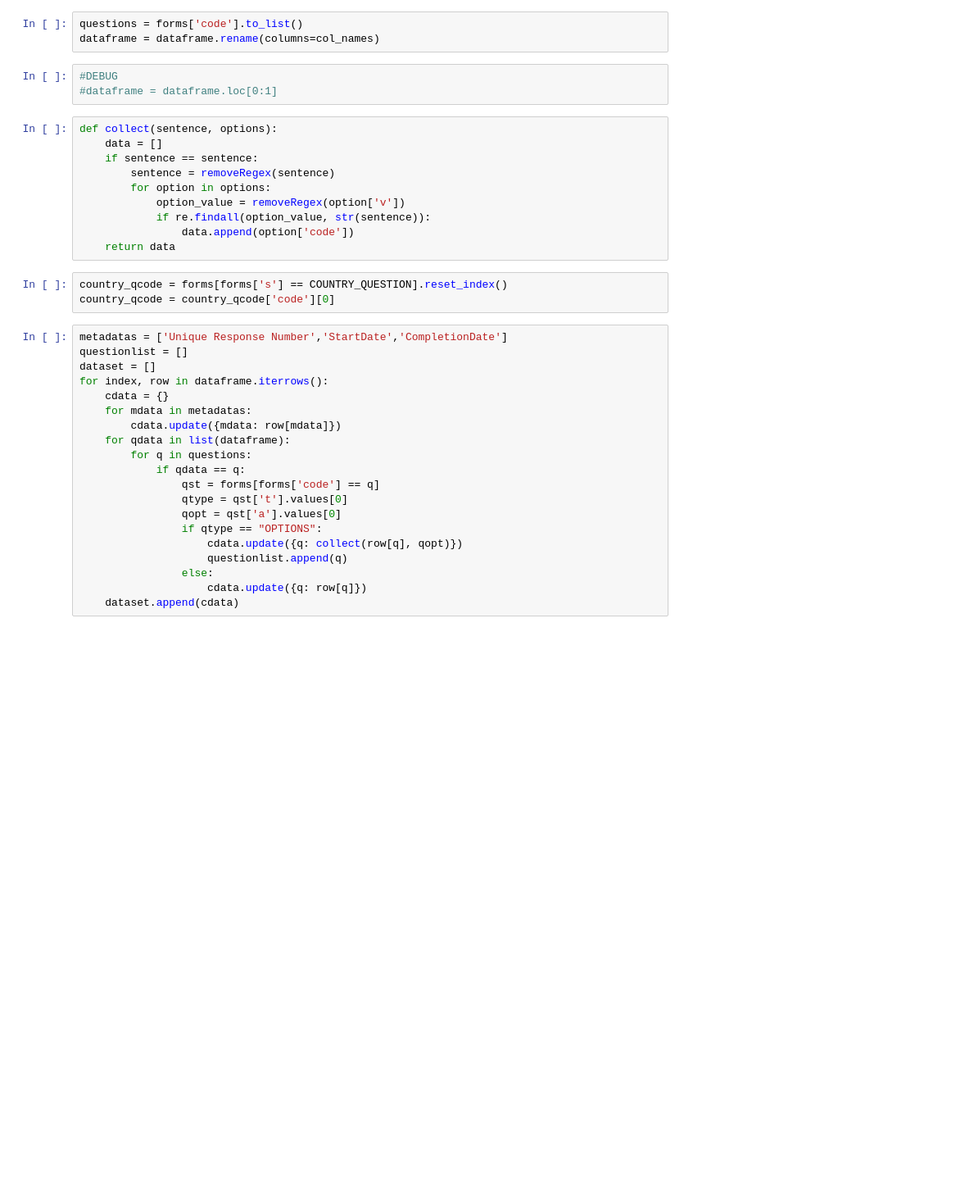
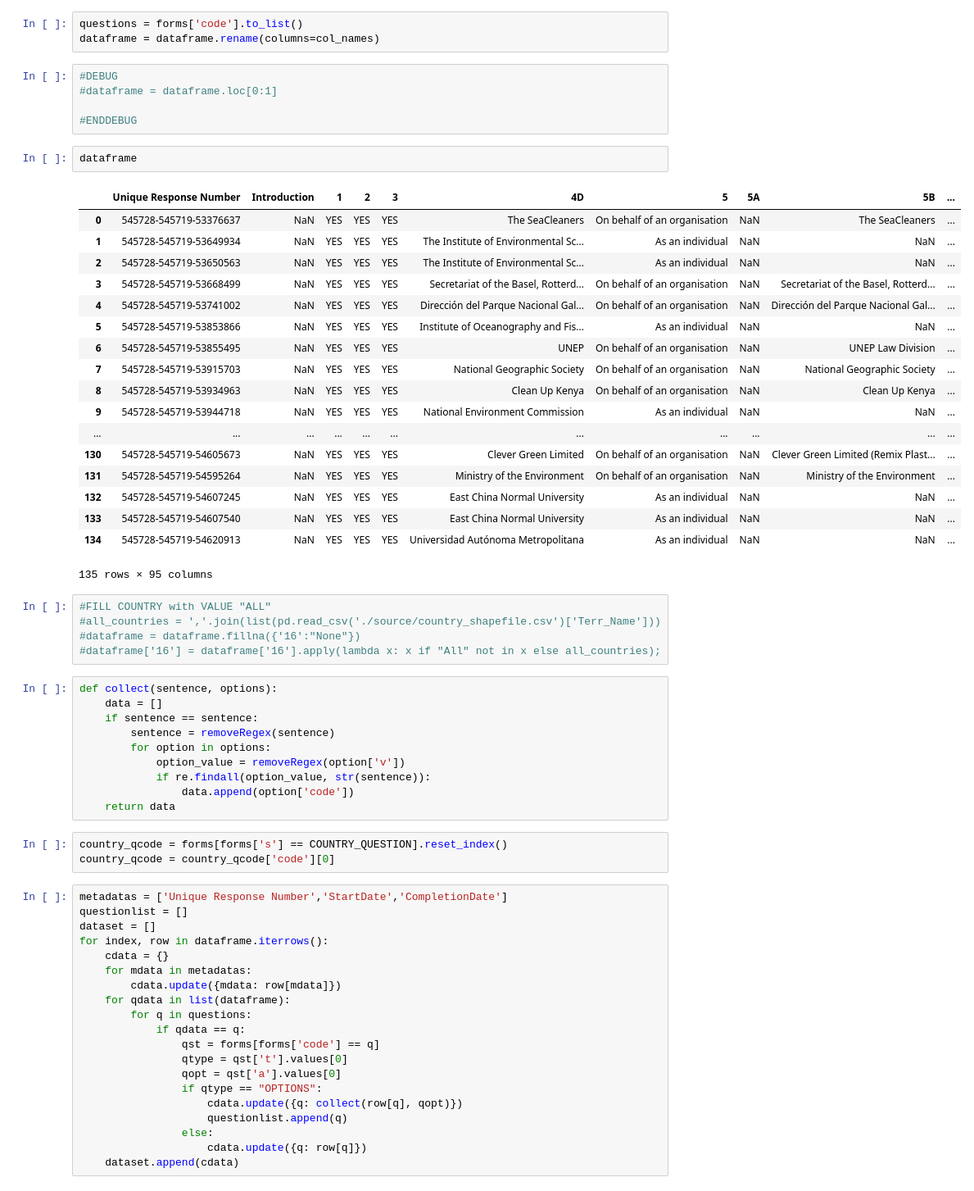
Before and after one commit to akvo/akvo-tech-consultancy, a Jupyter notebook: sites/unep-dashboard/database/transformer/database_seeder.ipynb, the cells around one changed output. Shown at 82% size. Drawn from its saved outputs; the diff is of its cells as text; blank space fills up the shorter version.

```diff
--- a/sites/unep-dashboard/database/transformer/database_seeder.ipynb
+++ b/sites/unep-dashboard/database/transformer/database_seeder.ipynb
@@ -47,6 +70,34 @@ dataframe = dataframe.rename(columns=col_names)
 # %%
 #DEBUG
 #dataframe = dataframe.loc[0:1]
+
+#ENDDEBUG
+# %%
+dataframe
+# %% [output]
+|  | Unique Response Number | Introduction | 1 | 2 | 3 | 4D | 5 | 5A | 5B | ... |
+| 0 | 545728-545719-53376637 | NaN | YES | YES | YES | The SeaCleaners | On behalf of an organisation | NaN | The SeaCleaners | ... |
+| 1 | 545728-545719-53649934 | NaN | YES | YES | YES | The Institute of Environmental Sc... | As an individual | NaN | NaN | ... |
+| 2 | 545728-545719-53650563 | NaN | YES | YES | YES | The Institute of Environmental Sc... | As an individual | NaN | NaN | ... |
+| 3 | 545728-545719-53668499 | NaN | YES | YES | YES | Secretariat of the Basel, Rotterd... | On behalf of an organisation | NaN | Secretariat of the Basel, Rotterd... | ... |
+| 4 | 545728-545719-53741002 | NaN | YES | YES | YES | Dirección del Parque Nacional Gal... | On behalf of an organisation | NaN | Dirección del Parque Nacional Gal... | ... |
+| 5 | 545728-545719-53853866 | NaN | YES | YES | YES | Institute of Oceanography and Fis... | As an individual | NaN | NaN | ... |
+| 6 | 545728-545719-53855495 | NaN | YES | YES | YES | UNEP | On behalf of an organisation | NaN | UNEP Law Division | ... |
+| 7 | 545728-545719-53915703 | NaN | YES | YES | YES | National Geographic Society | On behalf of an organisation | NaN | National Geographic Society | ... |
+| 8 | 545728-545719-53934963 | NaN | YES | YES | YES | Clean Up Kenya | On behalf of an organisation | NaN | Clean Up Kenya | ... |
+| 9 | 545728-545719-53944718 | NaN | YES | YES | YES | National Environment Commission | As an individual | NaN | NaN | ... |
+| ... | ... | ... | ... | ... | ... | ... | ... | ... | ... | ... |
+| 130 | 545728-545719-54605673 | NaN | YES | YES | YES | Clever Green Limited | On behalf of an organisation | NaN | Clever Green Limited (Remix Plast... | ... |
+| 131 | 545728-545719-54595264 | NaN | YES | YES | YES | Ministry of the Environment | On behalf of an organisation | NaN | Ministry of the Environment | ... |
+| 132 | 545728-545719-54607245 | NaN | YES | YES | YES | East China Normal University | As an individual | NaN | NaN | ... |
+| 133 | 545728-545719-54607540 | NaN | YES | YES | YES | East China Normal University | As an individual | NaN | NaN | ... |
+| 134 | 545728-545719-54620913 | NaN | YES | YES | YES | Universidad Autónoma Metropolitana | As an individual | NaN | NaN | ... |
+135 rows × 95 columns
+# %%
+#FILL COUNTRY with VALUE "ALL"
+#all_countries = ','.join(list(pd.read_csv('./source/country_shapefile.csv')['Terr_Name']))
+#dataframe = dataframe.fillna({'16':"None"})
+#dataframe['16'] = dataframe['16'].apply(lambda x: x if "All" not in x else all_countries);
 # %%
 def collect(sentence, options):
     data = []
```
Also changed, not shown: parts of 14 cells of this notebook, 6 other files.
